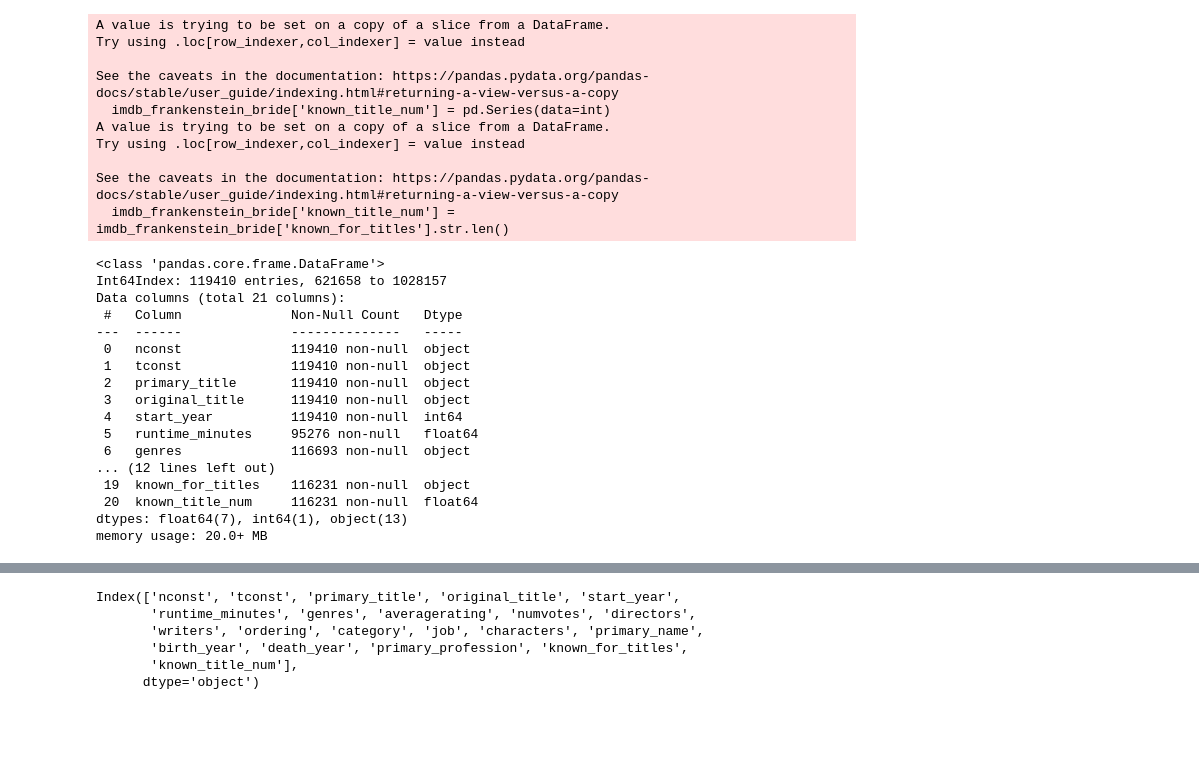
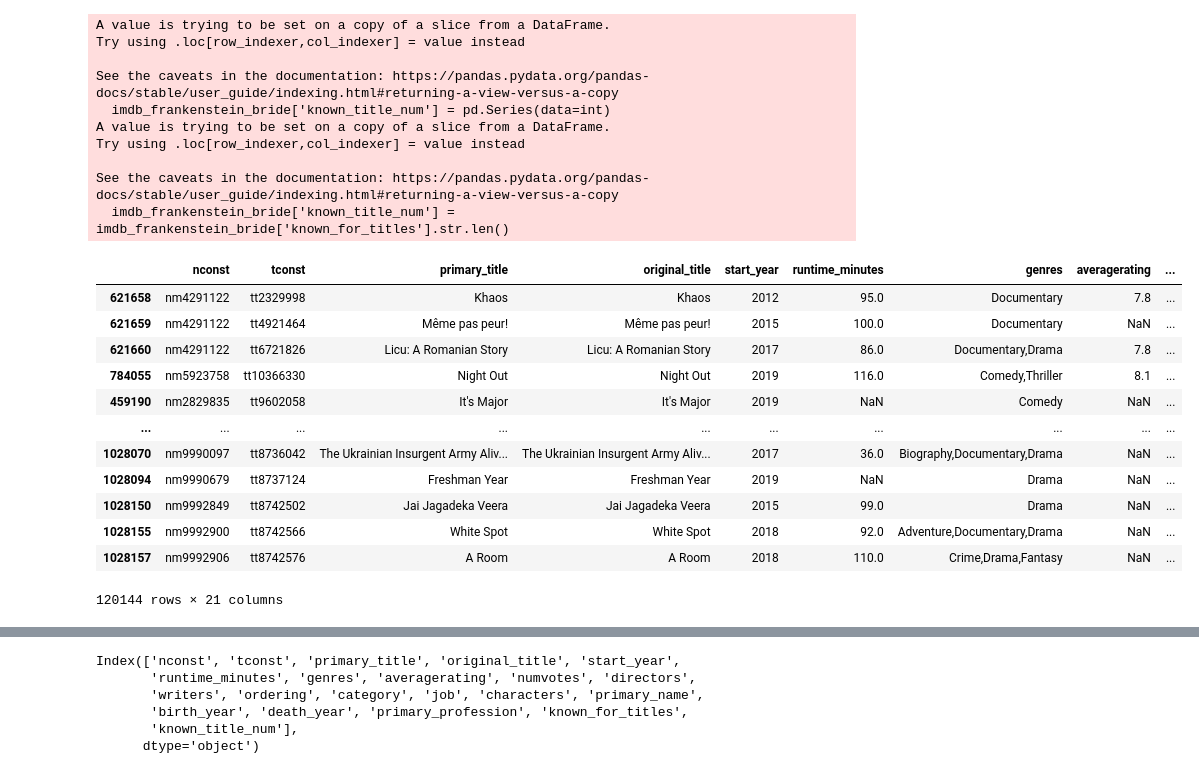
Before and after one commit to learn-co-curriculum/dsc-phase-1-project-v2-3, a Jupyter notebook: Randoplots.ipynb, the cells around one changed output, grey strips where cells are left out. Drawn from its saved outputs; the diff is of its cells as text; code cells hidden in the pictures; blank space fills up the shorter version.

```diff
--- a/Randoplots.ipynb
+++ b/Randoplots.ipynb
@@ -186,28 +192,27 @@ Try using .loc[row_indexer,col_indexer] = value instead
 See the caveats in the documentation: https://pandas.pydata.org/pandas-docs/stable/user_guide/indexing.html#returning-a-view-versus-a-copy
   imdb_frankenstein_bride['known_title_num'] = imdb_frankenstein_bride['known_for_titles'].str.len()
 # %%
-# SORTING BY NUM OF KNOWN TITLES THEN DROPPING DUPLICATES IN ORIGINAL_TITLES
-imdb_frankenstein_bride = imdb_frankenstein_bride.sort_values('known_title_num', ascending=False).drop_duplicates(subset=['original_title'])
+# SORTING BY NUM OF KNOWN TITLES THEN DROPPING DUPLICATES
+imdb_frankenstein_bride = imdb_frankenstein_bride.sort_values('known_title_num', ascending=False)
+#DROPPING DUPLICATES IN ORIGINAL_TITLES
+imdb_frankenstein_bride = imdb_frankenstein_bride.drop_duplicates(subset=['original_title'])
 #DROPPING DUPLICATES IN PRIMARY_TITLES
 imdb_frankenstein_bride = imdb_frankenstein_bride.drop_duplicates(subset=['primary_title'])
-# DROPPING DEAD DIRECTORS
-imdb_frankenstein_bride = imdb_frankenstein_bride[imdb_frankenstein_bride['death_year'].isna()]
-imdb_frankenstein_bride.info()
+# #Dropping rows that do not have matching Titles
+# imdb_frankenstein_bride['match'] = imdb_frankenstein_bride['original_title'] == imdb_frankenstein_bride['primary_title']
+# imdb_frankenstein_bride = imdb_frankenstein_bride[imdb_frankenstein_bride['match'] == True]
+imdb_frankenstein_bride
 # %% [output]
+|  | nconst | tconst | primary_title | original_title | start_year | runtime_minutes | genres | averagerating | ... |
+| 621658 | nm4291122 | tt2329998 | Khaos | Khaos | 2012 | 95.0 | Documentary | 7.8 | ... |
+| 621659 | nm4291122 | tt4921464 | Même pas peur! | Même pas peur! | 2015 | 100.0 | Documentary | NaN | ... |
+| 621660 | nm4291122 | tt6721826 | Licu: A Romanian Story | Licu: A Romanian Story | 2017 | 86.0 | Documentary,Drama | 7.8 | ... |
+| 784055 | nm5923758 | tt10366330 | Night Out | Night Out | 2019 | 116.0 | Comedy,Thriller | 8.1 | ... |
+| 459190 | nm2829835 | tt9602058 | It's Major | It's Major | 2019 | NaN | Comedy | NaN | ... |
+| ... | ... | ... | ... | ... | ... | ... | ... | ... | ... |
+| 1028070 | nm9990097 | tt8736042 | The Ukrainian Insurgent Army Aliv... | The Ukrainian Insurgent Army Aliv... | 2017 | 36.0 | Biography,Documentary,Drama | NaN | ... |
+| 1028094 | nm9990679 | tt8737124 | Freshman Year | Freshman Year | 2019 | NaN | Drama | NaN | ... |
+| 1028150 | nm9992849 | tt8742502 | Jai Jagadeka Veera | Jai Jagadeka Veera | 2015 | 99.0 | Drama | NaN | ... |
+| 1028155 | nm9992900 | tt8742566 | White Spot | White Spot | 2018 | 92.0 | Adventure,Documentary,Drama | NaN | ... |
+| 1028157 | nm9992906 | tt8742576 | A Room | A Room | 2018 | 110.0 | Crime,Drama,Fantasy | NaN | ... |
-<class 'pandas.core.frame.DataFrame'>
-Int64Index: 119410 entries, 621658 to 1028157
-Data columns (total 21 columns):
- #   Column              Non-Null Count   Dtype
----  ------              --------------   -----
- 0   nconst              119410 non-null  object
- 1   tconst              119410 non-null  object
- 2   primary_title       119410 non-null  object
- 3   original_title      119410 non-null  object
- 4   start_year          119410 non-null  int64
- 5   runtime_minutes     95276 non-null   float64
- 6   genres              116693 non-null  object
-... (12 lines left out)
- 19  known_for_titles    116231 non-null  object
- 20  known_title_num     116231 non-null  float64
-dtypes: float64(7), int64(1), object(13)
-memory usage: 20.0+ MB
+120144 rows × 21 columns
```
Also changed, not shown: parts of 9 cells of this notebook, 1 other file.
